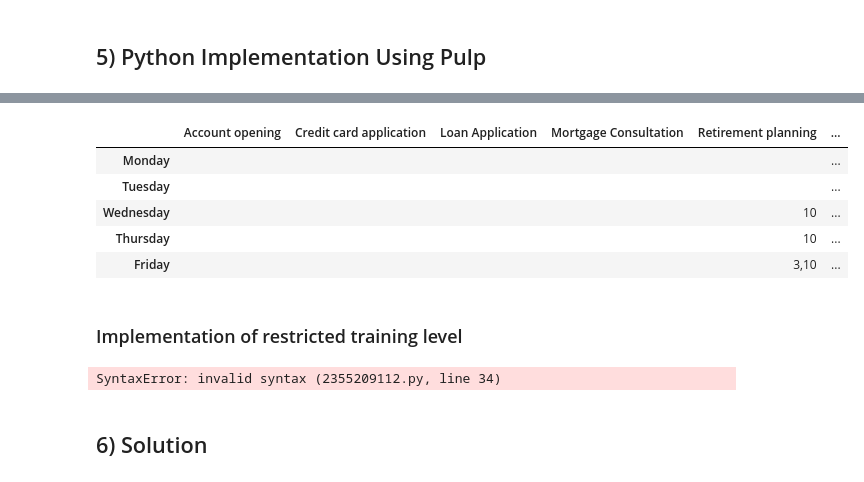
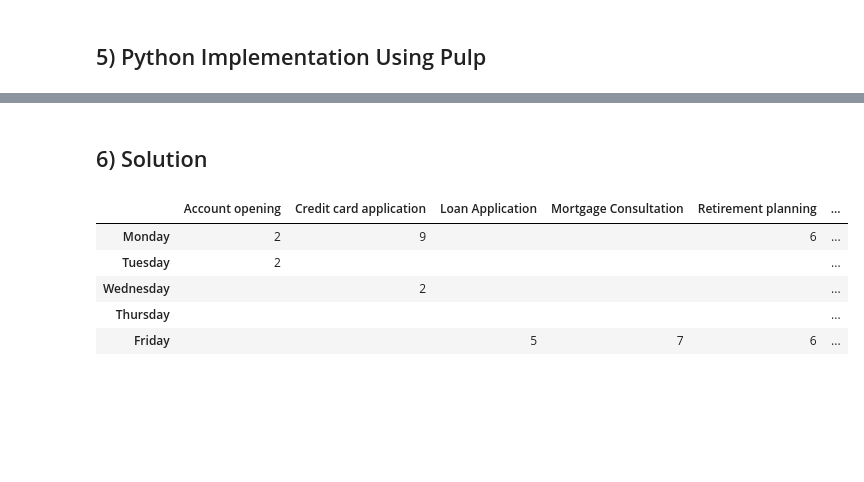
Before and after one commit to Michxz312/Group-Portfolio, a Jupyter notebook: group_5_project_revised.ipynb, the cells around one changed output, grey strips where cells are left out. Cells and saved outputs as stored; diff of their text form; code cells hidden in the pictures; blank space fills up the shorter version.

```diff
--- a/group_5_project_revised.ipynb
+++ b/group_5_project_revised.ipynb
@@ -472,62 +483,11 @@ Status: Infeasible
-# %%
-result(x, num_employees, day_label, shift_label)
-# %% [output]
-|  | Account opening | Credit card application | Loan Application | Mortgage Consultation | Retirement planning | ... |
-| Monday |  |  |  |  |  | ... |
-| Tuesday |  |  |  |  |  | ... |
-| Wednesday |  |  |  |  | 10 | ... |
-| Thursday |  |  |  |  | 10 | ... |
-| Friday |  |  |  |  | 3,10 | ... |
-# %% [markdown]
-### Implementation of restricted training level
-# %%
-### Previous set-up:
-prob = pulp.LpProblem("Shift_Assignment", pulp.LpMinimize)
-x = pulp.LpVariable.dicts("x", [(i, j, d) for i in range(num_employees) for j in range(7) for d in range(5)], cat="Binary")
-prob += pulp.lpSum(x[i, j, d] * salaries[i] for i in range(num_employees) for j in range(7) for d in range(5))
-
-# get the demand at day d for shift j
-d_jw = np.zeros((5,7))
-for day, shift, demand in customer:
-    d_jw[day, shift] = demand
-
-# An employee can be assigned to at most one shift at day d
-for i in range(num_employees):
-    for d in range(5):
-        prob += pulp.lpSum(x[i, j, d] for j in range(7)) <= 1
-
-# Each shifts has the required number of employees at day d
-for d in range(5):
-    for j in range(7):
-        prob += pulp.lpSum(x[i, j, d] for i in range(num_employees)) == d_jw[d, j]
-
-# Constraint: Ensure that only employees with the required skill level can be assigned to shifts
-for i in range(num_employees):
-    for j in range(7):
-       for d in range(5):
-            # if skill level of employee i is not as high as skill required to do shift j
-            if skill_levels[employees_data[i][0]] < z[(j)]:
-                # don't assign employee i to shift j at any day d
-                skill_prob += x[i, j, d] == 0
-
-### New Constraints
-
-# Constraint: For each shift, select the employee with the highest training level
-for j in range(7):
-        prob += pulp.lpSum(skill_levels[employees_data[i][0]] * x[i, j, d] for i in range(num_employees)) ==
-        max(training_levels[i][j] for i in range(num_employees) if skill_levels[i] >= required_skill_levels[j] for d in range(5))
-
-# Constraint: Ensure that the selected employee has the lowest salary among those with the highest training level
-for j in range(7):
-    prob += pulp.lpSum(salaries[i] * x[i, j, d] for i in range(num_employees)) ==
-    min(salaries[i] for i in range(num_employees) if training_levels[i][j] == max(training_levels[i][j]
-    for i in range(num_employees) if skill_levels[i] >= required_skill_levels[j]) for d in range(5))
-
-prob.solve()
-print("Status:", pulp.LpStatus[prob.status])
-# %% [output]
-SyntaxError: invalid syntax (2355209112.py, line 34)
 # %% [markdown]
 ## 6) Solution
 # %%
-solution_df = result(x, num_employees, day_label, shift_label)
+result(x, num_employees, day_label, shift_label)
+# %% [output]
+|  | Account opening | Credit card application | Loan Application | Mortgage Consultation | Retirement planning | ... |
+| Monday | 2 | 9 |  |  | 6 | ... |
+| Tuesday | 2 |  |  |  |  | ... |
+| Wednesday |  | 2 |  |  |  | ... |
+| Thursday |  |  |  |  |  | ... |
+| Friday |  |  | 5 | 7 | 6 | ... |
```
Also changed, not shown: parts of 4 cells of this notebook, 1 other file.
